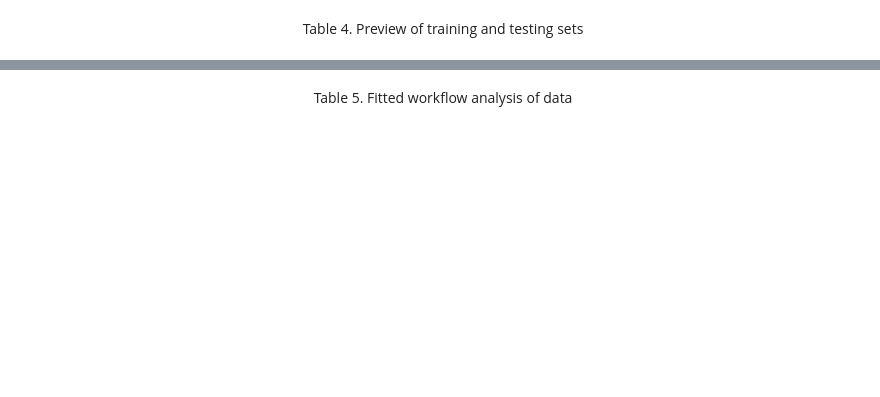
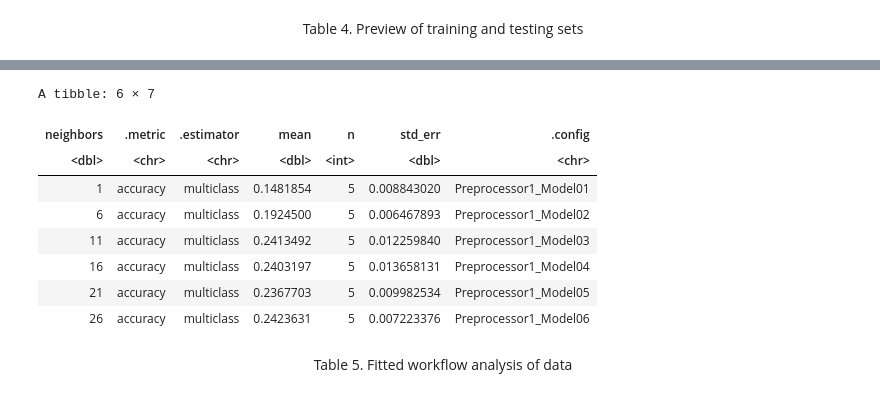
Before and after one commit to evelynmitchell189/Group_project_report, a Jupyter notebook: education_data.ipynb, the cells around one changed output, grey strips where cells are left out. Saved outputs shown, nothing was run; the diff lists cells and outputs as text; code cells hidden in the pictures; blank space fills up the shorter version.

```diff
--- a/education_data.ipynb
+++ b/education_data.ipynb
@@ -388,5 +385,15 @@ edu_knn_spec
 # %%
-edu_knn_fit
+head(edu_knn_results)
+# %% [output]
+A tibble: 6 × 7
+| neighbors | .metric | .estimator | mean | n | std_err | .config |
+| <dbl> | <chr> | <chr> | <dbl> | <int> | <dbl> | <chr> |
+| 1 | accuracy | multiclass | 0.1481854 | 5 | 0.008843020 | Preprocessor1_Model01 |
+| 6 | accuracy | multiclass | 0.1924500 | 5 | 0.006467893 | Preprocessor1_Model02 |
+| 11 | accuracy | multiclass | 0.2413492 | 5 | 0.012259840 | Preprocessor1_Model03 |
+| 16 | accuracy | multiclass | 0.2403197 | 5 | 0.013658131 | Preprocessor1_Model04 |
+| 21 | accuracy | multiclass | 0.2367703 | 5 | 0.009982534 | Preprocessor1_Model05 |
+| 26 | accuracy | multiclass | 0.2423631 | 5 | 0.007223376 | Preprocessor1_Model06 |
 # %% [markdown]
 <center>Table 5. Fitted workflow analysis of data</center>
 # %%
```
Also changed, not shown: parts of 11 cells of this notebook.
